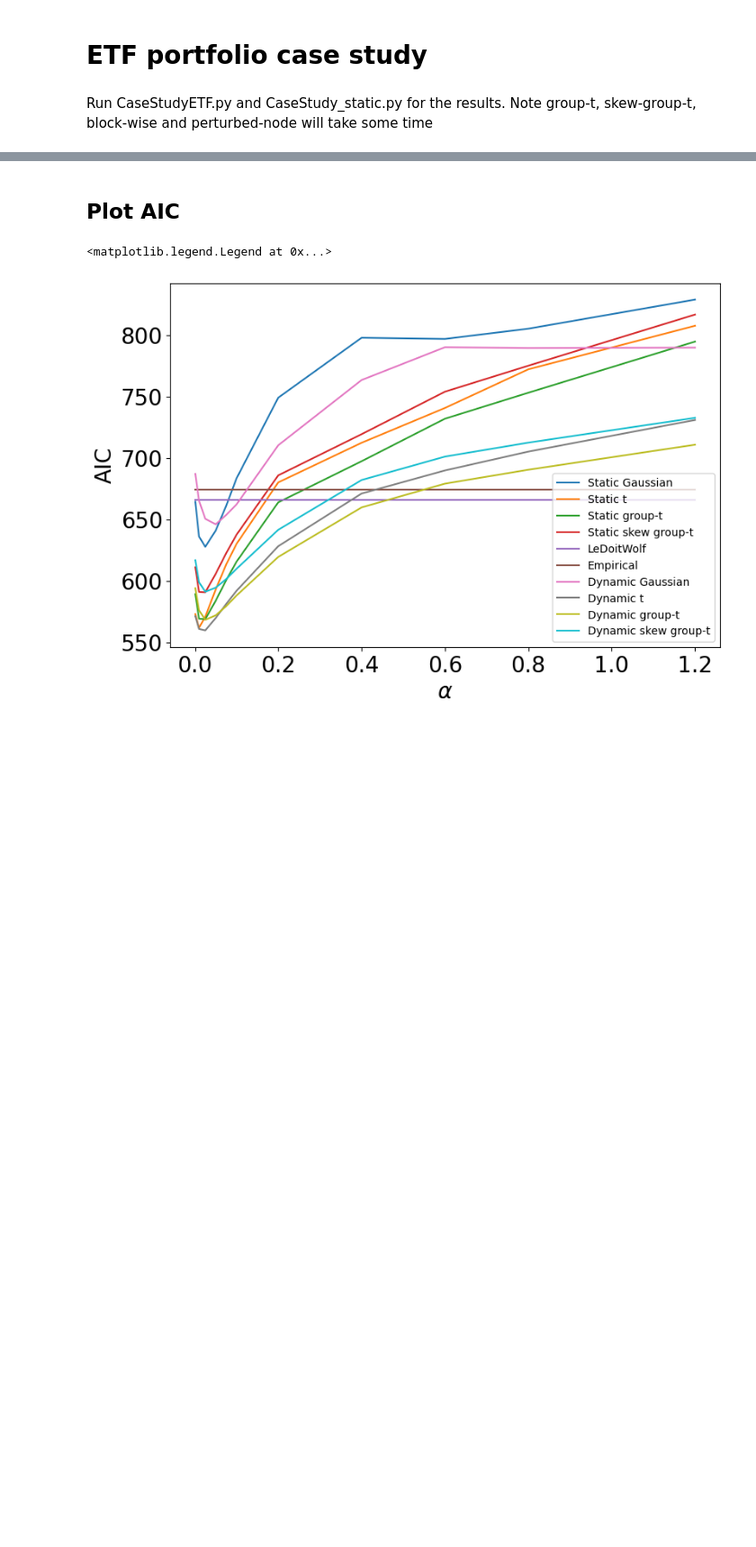
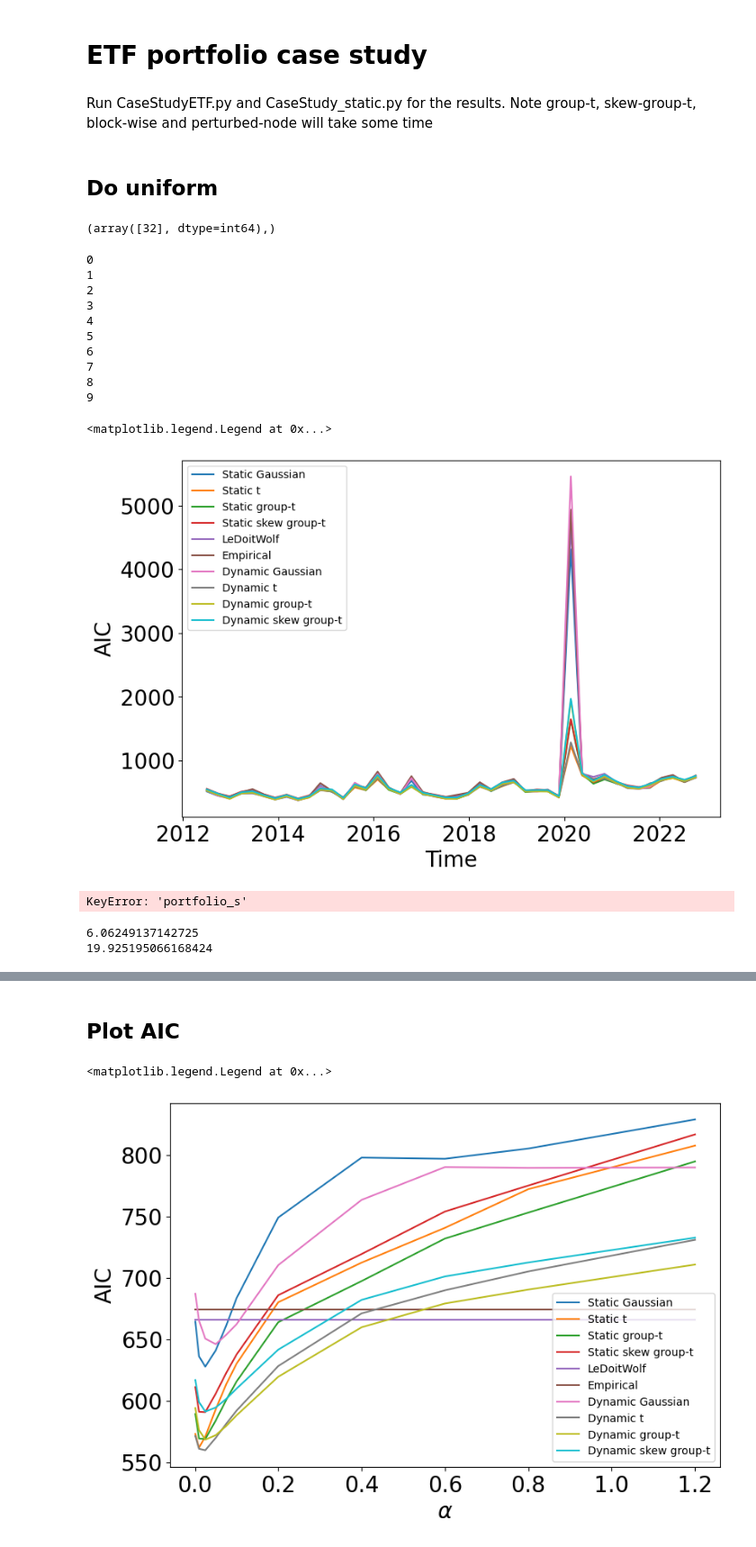
Before and after one commit to ragnarlevi/DyGraph, a Jupyter notebook: GraphMethodologyPaper/CaseStudies.ipynb, the cells around one changed output, grey strips where cells are left out. Shown at 90% size. Cells and saved outputs as stored; diff of their text form; code cells hidden in the pictures; blank space fills up the shorter version.

```diff
--- a/GraphMethodologyPaper/CaseStudies.ipynb
+++ b/GraphMethodologyPaper/CaseStudies.ipynb
@@ -88,3 +90,5 @@ with open(f'data/group-t_nr_quad_10_etf_k_{0.1}_element-wise3.pkl', 'rb') as han
 
 with open(f'data/skew-group-t_nr_quad_10_etf_k_{0.1}_element-wise3.pkl', 'rb') as handle:
     dsgt_ew[str(0.1)] = pickle.load(handle)
+# %% [markdown]
+## Do uniform
@@ -119,3 +193,61 @@ def plot_stat(var, l, legends, ax = None):
     #ax.legend(bbox_to_anchor = (1,1))
 
     return var_agg, var_agg_std
+
+def plot_stat_t(var, a, l, legends, ax = None):
+
+
+
+
+    clrs = sns.color_palette("husl", 10)
+    if ax is None:
+        fig, ax = plt.subplots(1,1,figsize = (10,5))
+    for i in range(len(l)):
+        print(i)
+        if np.isin(legends[i],['LeDoitWolf', 'Empirical'] ):
+            ax.plot(l[i]['time_change'], l[i][var][a], label = legends[i])
+        else:
+            ax.plot(l[i]['time_change'], l[i][var][a], label = legends[i])
+
+
+    ax.set_title(var)
+    ax.set_xlabel(r"$\alpha$")
+    #ax.legend(bbox_to_anchor = (1,1))
+# %%
+np.where(np.max(sgaussian['future_AIC'][8]) == sgaussian['future_AIC'][8])
+# %% [output]
+(array([32], dtype=int64),)
+# %%
+fig, ax = plt.subplots(1,1, figsize = (9,6))
+k = str('0.1')
+plot_stat_t('future_AIC', 9, [sgaussian, st, sgt, ssgt, ledoitwolf, empirical, dgaussian_ew[k], dt_ew[k],  dgt_ew[k], dsgt_ew[k]],
+                                 ['Static Gaussian', 'Static t', 'Static group-t', 'Static skew group-t', 'LeDoitWolf', 'Empirical', 'Dynamic Gaussian', 'Dynamic t', 'Dynamic group-t', 'Dynamic skew group-t'], ax = ax)
+ax.set_title("")
+ax.set_ylabel("AIC", fontdict = {'fontsize':20})
+ax.set_xlabel(r"Time", fontdict = {'fontsize':20})
+ax.tick_params(axis='both', which='major', labelsize=20)
+ax.legend(loc = 'upper left')
+#ax.set_xlim([datetime.date(2018,1,1), datetime.date(2022,1,1)])
+# %% [output]
+0
+1
+2
+3
+4
+5
+6
+7
+8
+9
+<matplotlib.legend.Legend at 0x...>
+[figure, added]
+# %%
+dt_ew['0.1']['portfolio_s'][9]
+# %% [output]
+KeyError: 'portfolio_s'
+# %%
+print(np.prod(1+np.array(uniform_dict['mus_s'][9])))
+print(np.prod(1+np.array(dt_ew['0.1']['mus_s'][0])))
+# %% [output]
+6.06249137142725
+19.925195066168424
```
Also changed, not shown: parts of 27 cells of this notebook, 7 other files.
